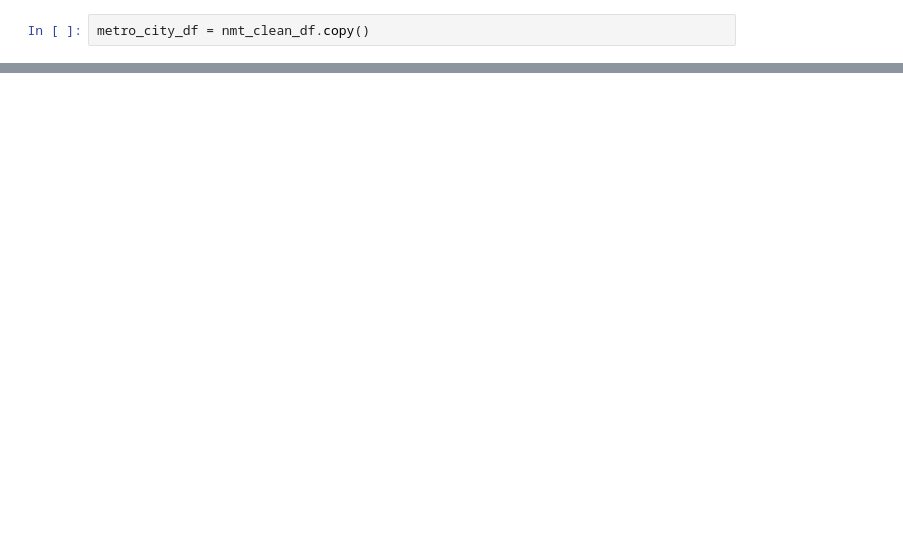
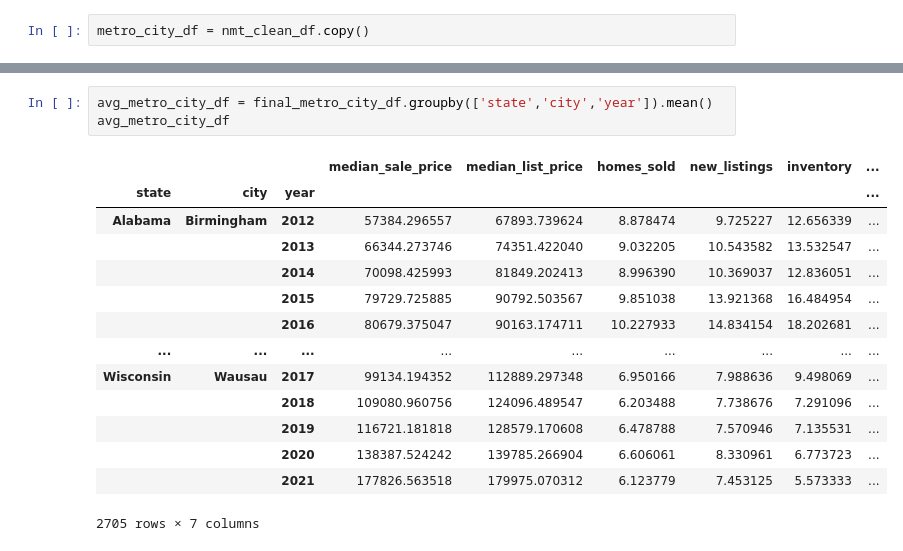
Before and after one commit to laurenweiner/housing_market_project, a Jupyter notebook: redfin-housing-market-clean.ipynb, the cells around one changed output, grey strips where cells are left out. Cells and saved outputs as stored; diff of their text form; blank space fills up the shorter version.

```diff
--- a/redfin-housing-market-clean.ipynb
+++ b/redfin-housing-market-clean.ipynb
@@ -77,0 +70,18 @@ final_metro_city_df
+# %%
+avg_metro_city_df = final_metro_city_df.groupby(['state','city','year']).mean()
+avg_metro_city_df
+# %% [output]
+|  |  |  | median_sale_price | median_list_price | homes_sold | new_listings | inventory | ... |
+| state | city | year |  |  |  |  |  | ... |
+| Alabama | Birmingham | 2012 | 57384.296557 | 67893.739624 | 8.878474 | 9.725227 | 12.656339 | ... |
+|  |  | 2013 | 66344.273746 | 74351.422040 | 9.032205 | 10.543582 | 13.532547 | ... |
+|  |  | 2014 | 70098.425993 | 81849.202413 | 8.996390 | 10.369037 | 12.836051 | ... |
+|  |  | 2015 | 79729.725885 | 90792.503567 | 9.851038 | 13.921368 | 16.484954 | ... |
+|  |  | 2016 | 80679.375047 | 90163.174711 | 10.227933 | 14.834154 | 18.202681 | ... |
+| ... | ... | ... | ... | ... | ... | ... | ... | ... |
+| Wisconsin | Wausau | 2017 | 99134.194352 | 112889.297348 | 6.950166 | 7.988636 | 9.498069 | ... |
+|  |  | 2018 | 109080.960756 | 124096.489547 | 6.203488 | 7.738676 | 7.291096 | ... |
+|  |  | 2019 | 116721.181818 | 128579.170608 | 6.478788 | 7.570946 | 7.135531 | ... |
+|  |  | 2020 | 138387.524242 | 139785.266904 | 6.606061 | 8.330961 | 6.773723 | ... |
+|  |  | 2021 | 177826.563518 | 179975.070312 | 6.123779 | 7.453125 | 5.573333 | ... |
+2705 rows × 7 columns
```
Also changed, not shown: parts of 11 cells of this notebook.
